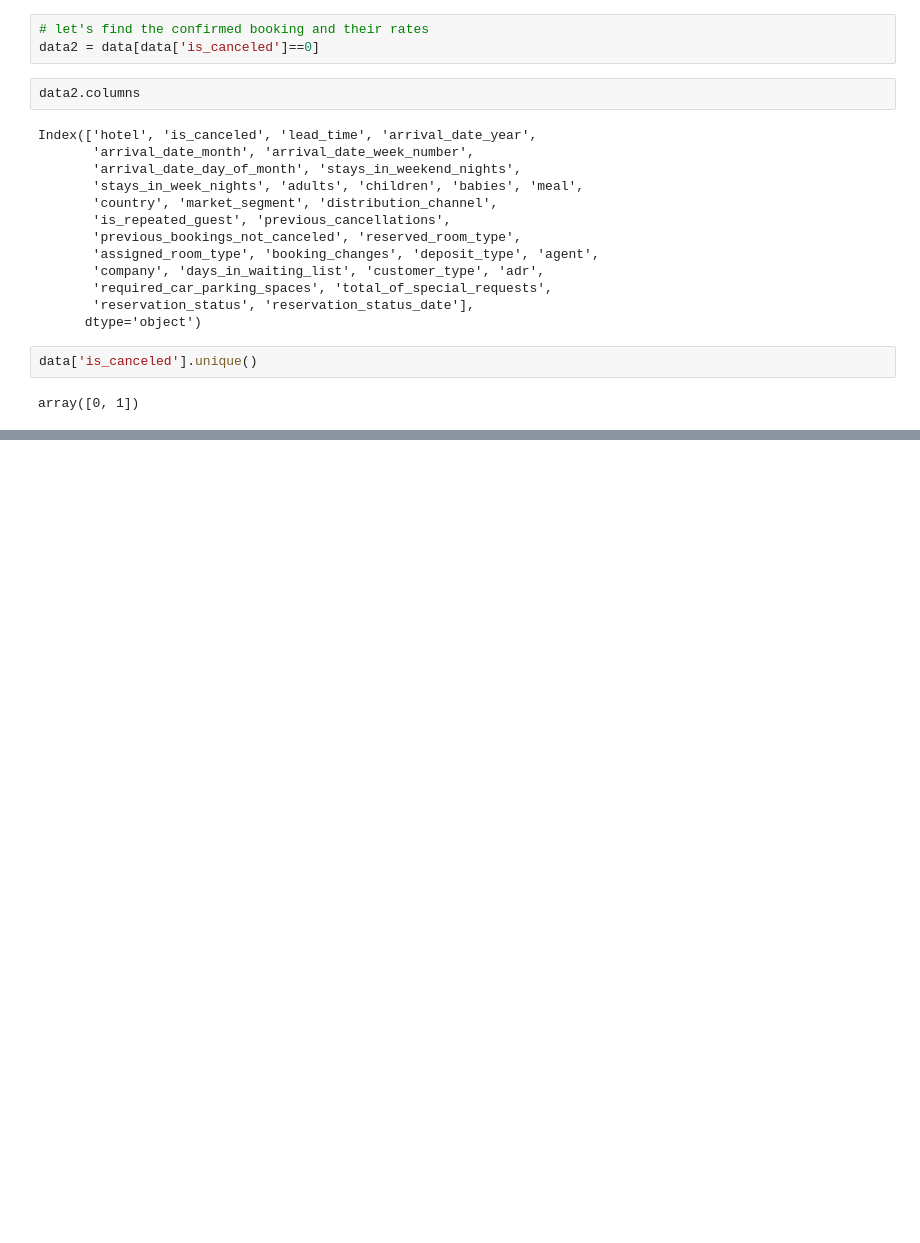
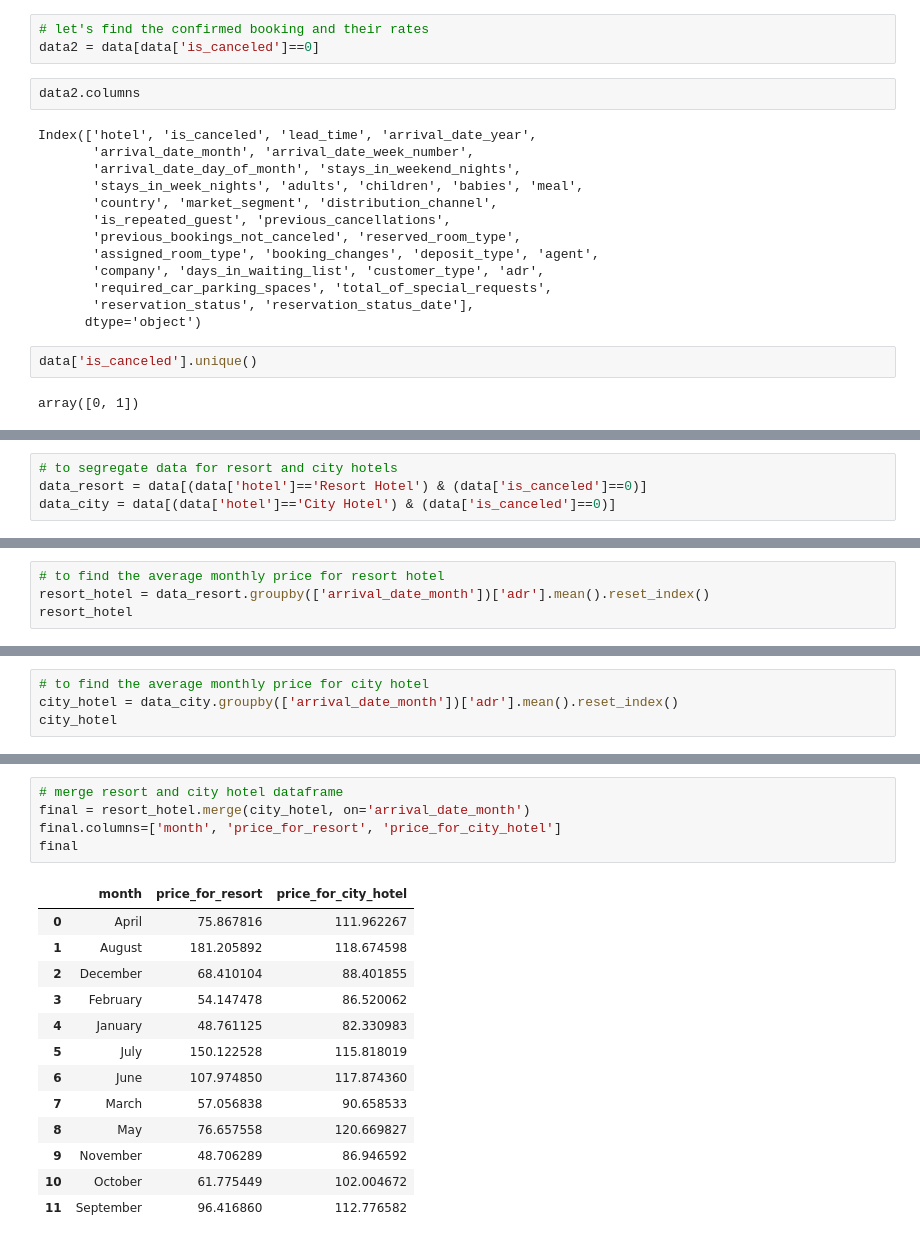
Before and after one commit to izharul-haque/Hotel-Booking-Cancellation-Prediction, a Jupyter notebook: Hotelbooking_Cancellationprediction.ipynb, the cells around one changed output, grey strips where cells are left out. Drawn from its saved outputs; the diff is of its cells as text; blank space fills up the shorter version.

```diff
--- a/Hotelbooking_Cancellationprediction.ipynb
+++ b/Hotelbooking_Cancellationprediction.ipynb
@@ -317,0 +317,4 @@ AttributeError: ignored
+# %%
+# to segregate data for resort and city hotels
+data_resort = data[(data['hotel']=='Resort Hotel') & (data['is_canceled']==0)]
+data_city = data[(data['hotel']=='City Hotel') & (data['is_canceled']==0)]
@@ -317,0 +330,4 @@ AttributeError: ignored
+# %%
+# to find the average monthly price for resort hotel
+resort_hotel = data_resort.groupby(['arrival_date_month'])['adr'].mean().reset_index()
+resort_hotel
@@ -317,0 +348,4 @@ AttributeError: ignored
+# %%
+# to find the average monthly price for city hotel
+city_hotel = data_city.groupby(['arrival_date_month'])['adr'].mean().reset_index()
+city_hotel
@@ -317,0 +366,19 @@ AttributeError: ignored
+# %%
+# merge resort and city hotel dataframe
+final = resort_hotel.merge(city_hotel, on='arrival_date_month')
+final.columns=['month', 'price_for_resort', 'price_for_city_hotel']
+final
+# %% [output]
+|  | month | price_for_resort | price_for_city_hotel |
+| 0 | April | 75.867816 | 111.962267 |
+| 1 | August | 181.205892 | 118.674598 |
+| 2 | December | 68.410104 | 88.401855 |
+| 3 | February | 54.147478 | 86.520062 |
+| 4 | January | 48.761125 | 82.330983 |
+| 5 | July | 150.122528 | 115.818019 |
+| 6 | June | 107.974850 | 117.874360 |
+| 7 | March | 57.056838 | 90.658533 |
+| 8 | May | 76.657558 | 120.669827 |
+| 9 | November | 48.706289 | 86.946592 |
+| 10 | October | 61.775449 | 102.004672 |
+| 11 | September | 96.416860 | 112.776582 |
```
Also changed, not shown: parts of 12 cells of this notebook.
